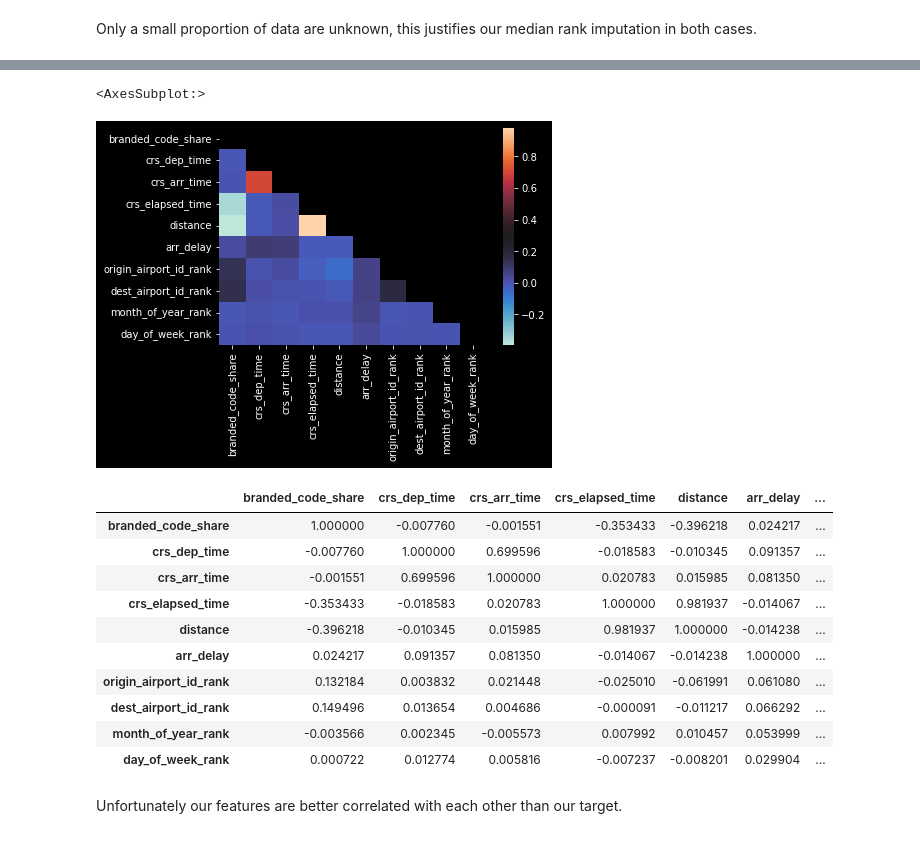
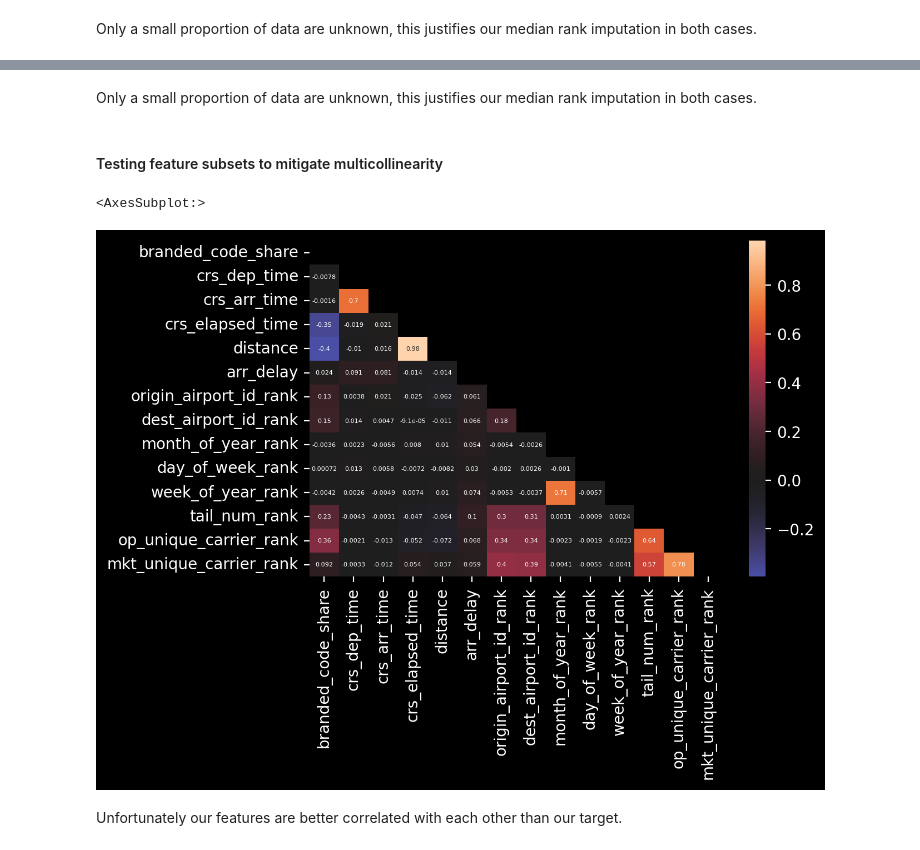
Before and after one commit to jsilke/flight-delay-prediction, a Jupyter notebook: Data/features/feature_selection_&_engineering.ipynb, the cells around one changed output, grey strips where cells are left out. Cells and saved outputs as stored; diff of their text form; code cells hidden in the pictures.

```diff
--- a/Data/features/feature_selection_&_engineering.ipynb
+++ b/Data/features/feature_selection_&_engineering.ipynb
@@ -75,3 +117,10 @@ flights_test = flights_test.drop(columns=flights_test_drop)
+# %%
+# Names for diverging sections
+
+flights_subspace_rank = flights_subspace
+flights_test_rank = flights_test
+flights_subspace_stats = flights_subspace.copy(deep=True)
+flights_test_stats = flights_test.copy(deep=True)
 # %% [markdown]
 #### Ranked categorical features:
 # %% [markdown]
@@ -81,6 +127,0 @@ In practice, we will always know the planned origin and destination as well as t
-# %%
-flights_subspace['day_of_week'] = pd.to_datetime(flights_subspace['fl_date']).dt.dayofweek
-flights_subspace['month_of_year'] = pd.to_datetime(flights_subspace['fl_date']).dt.month
-
-flights_test['day_of_week'] = pd.to_datetime(flights_test['fl_date']).dt.dayofweek
-flights_test['month_of_year'] = pd.to_datetime(flights_test['fl_date']).dt.month
@@ -120,12 +128,7 @@ As we can see above, although we can separate into discrete ranks by mean, some
 # %% [markdown]
 `origin_airport_id` and `dest_airport_id` could also be ordinalized based on expected delay. IDs should be used and the codes discarded becasue these will always refer to the expected airport across years.
 # %%
-categorical_to_ordinal = ['origin_airport_id',
-                          'dest_airport_id',
-                          'month_of_year',
-                          'day_of_week']
-
 # First the core data.
-ordinal_df, ordinal_mappings = rank.rank_features_by_mean(flights_subspace, categorical_to_ordinal, 'arr_delay')
+ordinal_df, ordinal_mappings = rank.rank_features_by_mean(flights_subspace, categorical_to_numeric, 'arr_delay')
 ordinal_df.head()
 # %% [output]
@@ -142,12 +145,12 @@ ordinal_df.shape
 # %% [markdown]
 We then combine the ordinalized features with the training set and drop the untransformed categorical columns.
 # %%
-flights_subspace = pd.concat([
-    flights_subspace.drop(columns=categorical_to_ordinal),
+flights_subspace_rank = pd.concat([
+    flights_subspace_rank.drop(columns=categorical_to_numeric),
     ordinal_df],
     axis=1)
 
 # Sanity check
-print(flights_subspace.shape)
-flights_subspace.head()
+print(flights_subspace_rank.shape)
+flights_subspace_rank.head()
 # %% [output]
@@ -219,24 +287,15 @@ flights_subspace.head()
+# %% [markdown]
+Only a small proportion of data are unknown, this justifies our median rank imputation in both cases.
+# %% [markdown]
+#### Testing feature subsets to mitigate multicollinearity
 # %%
-feature_correlation = flights_subspace.corr()
+plt.figure(dpi=200)
+feature_correlation = flights_subspace_rank.corr()
 mask = np.triu(feature_correlation) # mask the upper triangle
 
-sns.heatmap(feature_correlation, cmap='icefire', mask=mask)
+sns.heatmap(feature_correlation, cmap='icefire', mask=mask, center=0, annot=True, annot_kws=dict(size=4))
 # %% [output]
 <AxesSubplot:>
-[figure, old version]
+[figure, new version]
-# %%
-feature_correlation
-# %% [output]
-|  | branded_code_share | crs_dep_time | crs_arr_time | crs_elapsed_time | distance | arr_delay | ... |
-| branded_code_share | 1.000000 | -0.007760 | -0.001551 | -0.353433 | -0.396218 | 0.024217 | ... |
-| crs_dep_time | -0.007760 | 1.000000 | 0.699596 | -0.018583 | -0.010345 | 0.091357 | ... |
-| crs_arr_time | -0.001551 | 0.699596 | 1.000000 | 0.020783 | 0.015985 | 0.081350 | ... |
-| crs_elapsed_time | -0.353433 | -0.018583 | 0.020783 | 1.000000 | 0.981937 | -0.014067 | ... |
-| distance | -0.396218 | -0.010345 | 0.015985 | 0.981937 | 1.000000 | -0.014238 | ... |
-| arr_delay | 0.024217 | 0.091357 | 0.081350 | -0.014067 | -0.014238 | 1.000000 | ... |
-| origin_airport_id_rank | 0.132184 | 0.003832 | 0.021448 | -0.025010 | -0.061991 | 0.061080 | ... |
-| dest_airport_id_rank | 0.149496 | 0.013654 | 0.004686 | -0.000091 | -0.011217 | 0.066292 | ... |
-| month_of_year_rank | -0.003566 | 0.002345 | -0.005573 | 0.007992 | 0.010457 | 0.053999 | ... |
-| day_of_week_rank | 0.000722 | 0.012774 | 0.005816 | -0.007237 | -0.008201 | 0.029904 | ... |
 # %% [markdown]
 Unfortunately our features are better correlated with each other than our target.
```
Also changed, not shown: parts of 44 cells of this notebook, 2 other files.
